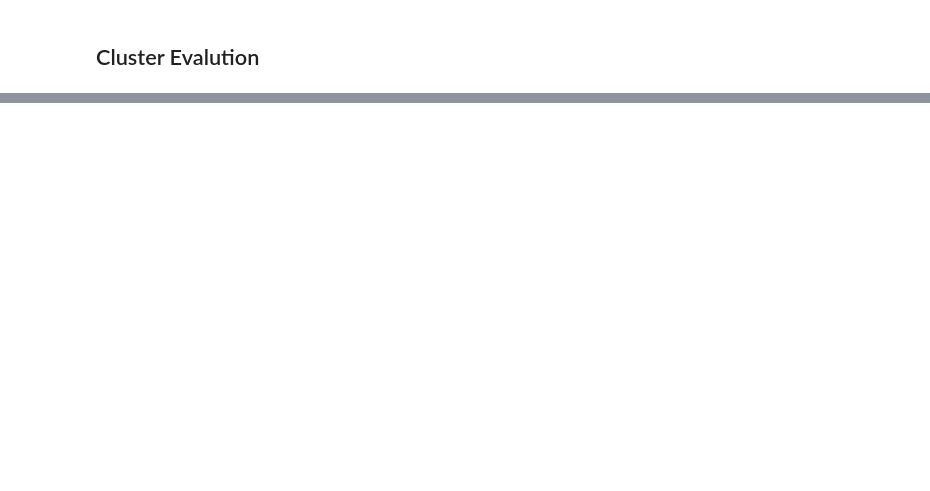
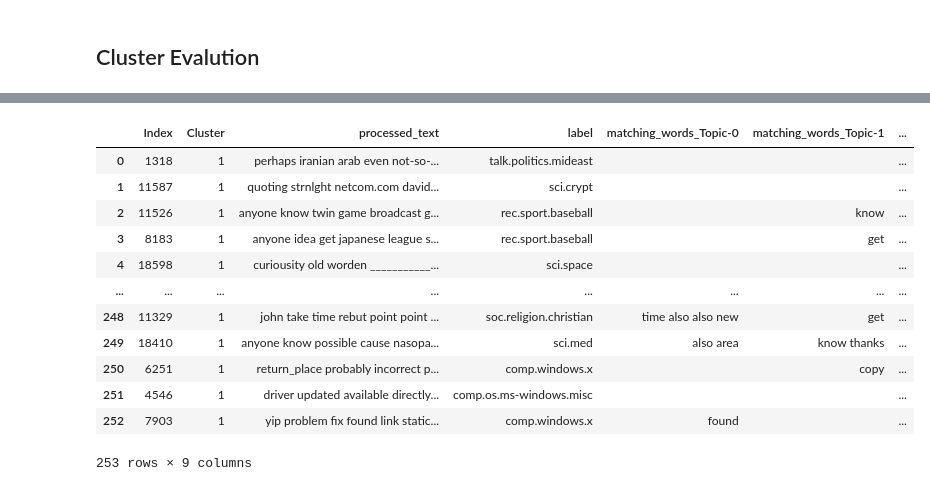
Before and after one commit to Siddhi1699/Deep-Text-Clustering, a Jupyter notebook: KNN.ipynb, the cells around one changed output, grey strips where cells are left out. Drawn from its saved outputs; the diff is of its cells as text; code cells hidden in the pictures; blank space fills up the shorter version.

```diff
--- a/KNN.ipynb
+++ b/KNN.ipynb
@@ -168,0 +266,42 @@ shap.summary_plot(shap_values_[0], features)
+# %%
+topics = pd.read_csv('./Data/topics.csv')
+def get_topic_words(topic_id):
+    top = topics['Words'][topic_id].split(',')
+    topic = []
+    for i in top:
+        i = i.lstrip()
+        topic.append(i)
+    return topic
+# %%
+topic1 = get_topic_words(1)
+topic0 = get_topic_words(0)
+topic2 = get_topic_words(2)
+topic3 = get_topic_words(3)
+topic4 = get_topic_words(4)
+# %%
+def find_matching_words(text, topic_words):
+    words = text.split()
+    matching = [word for word in words if word in topic_words]
+    return ' '.join(matching)
+# %%
+cluster1['matching_words_Topic-0'] = cluster1['processed_text'].apply(lambda x: find_matching_words(x, topic0))
+cluster1['matching_words_Topic-1'] = cluster1['processed_text'].apply(lambda x: find_matching_words(x, topic1))
+cluster1['matching_words_Topic-2'] = cluster1['processed_text'].apply(lambda x: find_matching_words(x, topic2))
+cluster1['matching_words_Topic-3'] = cluster1['processed_text'].apply(lambda x: find_matching_words(x, topic3))
+cluster1['matching_words_Topic-4'] = cluster1['processed_text'].apply(lambda x: find_matching_words(x, topic4))
+# %%
+cluster1
+# %% [output]
+|  | Index | Cluster | processed_text | label | matching_words_Topic-0 | matching_words_Topic-1 | ... |
+| 0 | 1318 | 1 | perhaps iranian arab even not-so-... | talk.politics.mideast |  |  | ... |
+| 1 | 11587 | 1 | quoting strnlght netcom.com david... | sci.crypt |  |  | ... |
+| 2 | 11526 | 1 | anyone know twin game broadcast g... | rec.sport.baseball |  | know | ... |
+| 3 | 8183 | 1 | anyone idea get japanese league s... | rec.sport.baseball |  | get | ... |
+| 4 | 18598 | 1 | curiousity old worden ___________... | sci.space |  |  | ... |
+| ... | ... | ... | ... | ... | ... | ... | ... |
+| 248 | 11329 | 1 | john take time rebut point point ... | soc.religion.christian | time also also new | get | ... |
+| 249 | 18410 | 1 | anyone know possible cause nasopa... | sci.med | also area | know thanks | ... |
+| 250 | 6251 | 1 | return_place probably incorrect p... | comp.windows.x |  | copy | ... |
+| 251 | 4546 | 1 | driver updated available directly... | comp.os.ms-windows.misc |  |  | ... |
+| 252 | 7903 | 1 | yip problem fix found link static... | comp.windows.x | found |  | ... |
+253 rows × 9 columns
```
Also changed, not shown: parts of 15 cells of this notebook, 4 other files.
